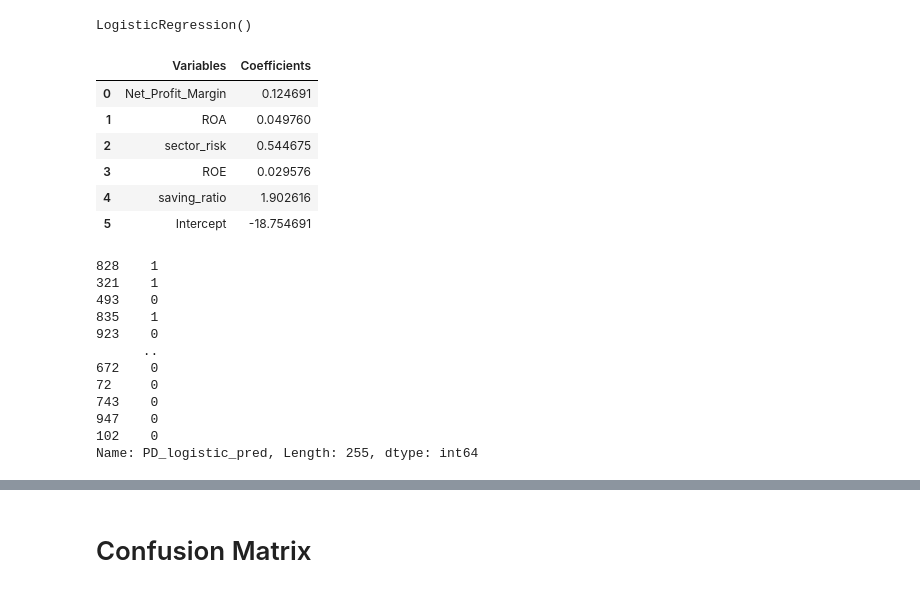
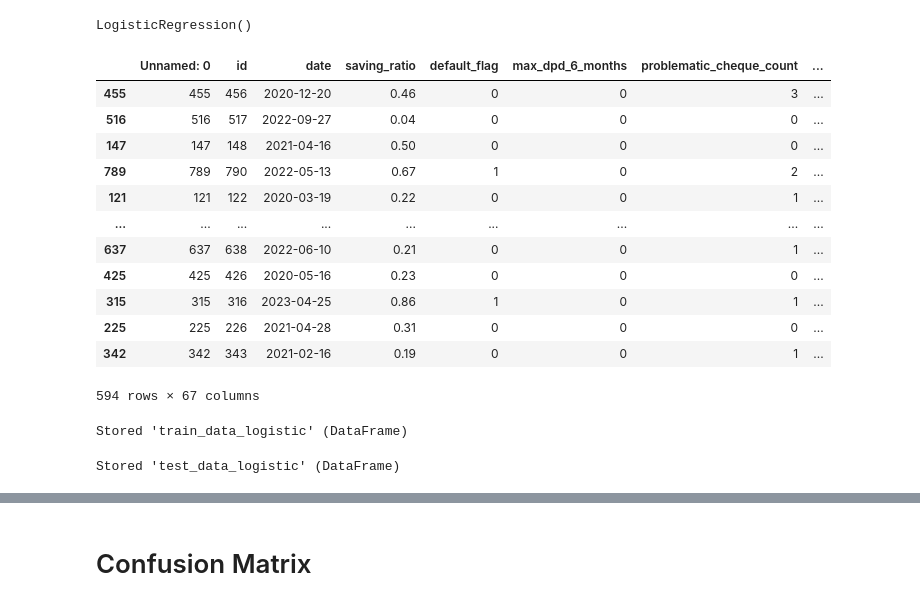
Before and after one commit to siddharthajha26/Credit_Risk_Scoring_MSME_Project, a Jupyter notebook: Python_Code/Part2_DataSplit_Feature_Eng.ipynb, the cells around one changed output, grey strips where cells are left out. Cells and saved outputs as stored; diff of their text form; code cells hidden in the pictures.

```diff
--- a/Python_Code/Part2_DataSplit_Feature_Eng.ipynb
+++ b/Python_Code/Part2_DataSplit_Feature_Eng.ipynb
@@ -728,4 +756,5 @@ y = train_data_logistic["default_flag"]
 # %%
 model_train=model.fit(X,y)
 # %%
-train_data_logistic['PD_logistic'] = model.predict_proba(train_data_logistic[features])[:, 1]
+train_data_logistic['PD'] = model.predict(train_data_logistic[features])
+train_data_logistic['PD_p'] =model.predict_proba(train_data_logistic[features])[:,1]
@@ -736,18 +761,23 @@ intercept = model_train.intercept_[0]
-# %%
-# Create DataFrame for coefficients and intercept
-coefficients_df = pd.DataFrame({
-    'Variables': features + ['Intercept'],
-    'Coefficients': np.append(coef, intercept)
-})
-coefficients_df
-# %% [output]
-|  | Variables | Coefficients |
-| 0 | Net_Profit_Margin | 0.124691 |
-| 1 | ROA | 0.049760 |
-| 2 | sector_risk | 0.544675 |
-| 3 | ROE | 0.029576 |
-| 4 | saving_ratio | 1.902616 |
-| 5 | Intercept | -18.754691 |
+# %%
+train_data_logistic
+# %% [output]
+|  | Unnamed: 0 | id | date | saving_ratio | default_flag | max_dpd_6_months | problematic_cheque_count | ... |
+| 455 | 455 | 456 | 2020-12-20 | 0.46 | 0 | 0 | 3 | ... |
+| 516 | 516 | 517 | 2022-09-27 | 0.04 | 0 | 0 | 0 | ... |
+| 147 | 147 | 148 | 2021-04-16 | 0.50 | 0 | 0 | 0 | ... |
+| 789 | 789 | 790 | 2022-05-13 | 0.67 | 1 | 0 | 2 | ... |
+| 121 | 121 | 122 | 2020-03-19 | 0.22 | 0 | 0 | 1 | ... |
+| ... | ... | ... | ... | ... | ... | ... | ... | ... |
+| 637 | 637 | 638 | 2022-06-10 | 0.21 | 0 | 0 | 1 | ... |
+| 425 | 425 | 426 | 2020-05-16 | 0.23 | 0 | 0 | 0 | ... |
+| 315 | 315 | 316 | 2023-04-25 | 0.86 | 1 | 0 | 1 | ... |
+| 225 | 225 | 226 | 2021-04-28 | 0.31 | 0 | 0 | 0 | ... |
+| 342 | 342 | 343 | 2021-02-16 | 0.19 | 0 | 0 | 1 | ... |
+594 rows × 67 columns
+# %%
+%store train_data_logistic
+# %% [output]
+Stored 'train_data_logistic' (DataFrame)
 # %%
 X = test_data_logistic[features]
 y = test_data_logistic["default_flag"]
@@ -756,16 +784,6 @@ model_test=model.fit(X,y)
 # %%
-test_data_logistic['PD_logistic_pred'] = model.predict(test_data_logistic[features])
-test_data_logistic['PD_logistic_pred']
+test_data_logistic['PD'] = model.predict(test_data_logistic[features])
+test_data_logistic['PD_p'] = model.predict_proba(test_data_logistic[features])[:,1]
+%store test_data_logistic
 # %% [output]
-828    1
-321    1
-493    0
-835    1
-923    0
-      ..
-672    0
-72     0
-743    0
-947    0
-102    0
-Name: PD_logistic_pred, Length: 255, dtype: int64
+Stored 'test_data_logistic' (DataFrame)
```
Also changed, not shown: parts of 43 cells of this notebook, 1 other file.
